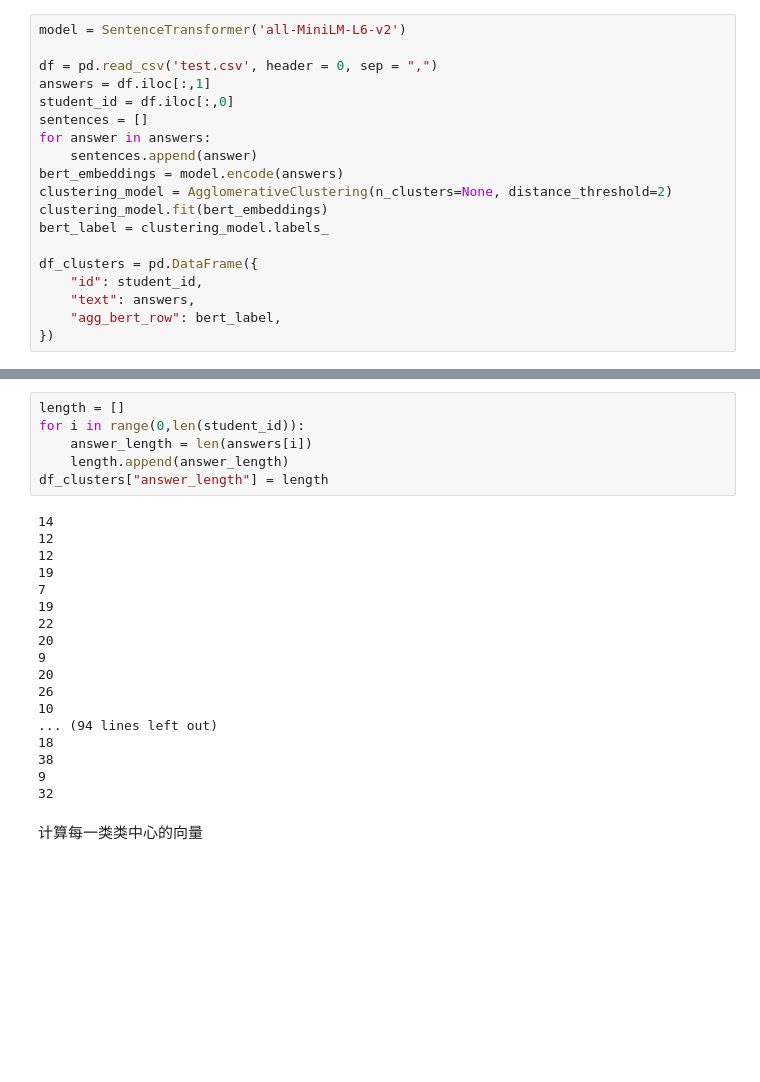
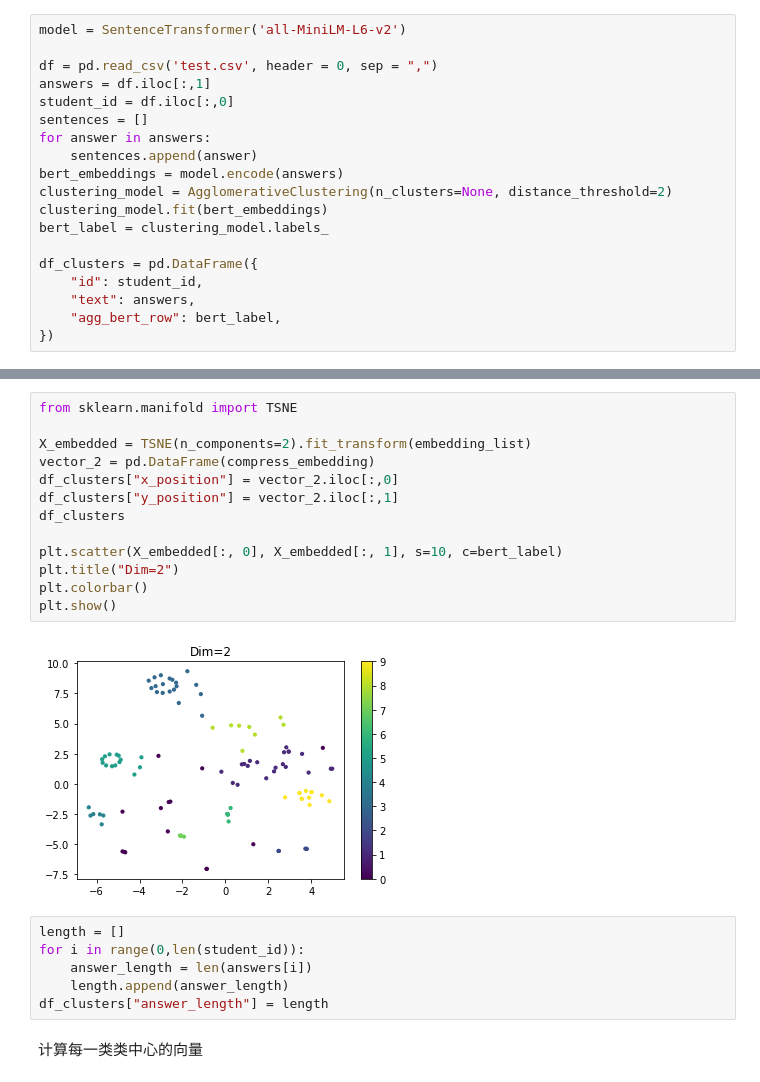
Before and after one commit to AshleyZG/RubricGo, a Jupyter notebook: cluster.ipynb, the cells around one changed output, grey strips where cells are left out. Drawn from its saved outputs; the diff is of its cells as text; blank space fills up the shorter version.

Commit message:
check-data

```diff
--- a/cluster.ipynb
+++ b/cluster.ipynb
@@ -82,30 +82,27 @@ df_clusters
 | 108 | 109 | Be visual | 5 | 0.007866 | 0.785202 |
 | 109 | 110 | clustering and selection process | 0 | 0.105717 | 0.038451 |
 110 rows × 5 columns
+# %%
+from sklearn.manifold import TSNE
+
+X_embedded = TSNE(n_components=2).fit_transform(embedding_list)
+vector_2 = pd.DataFrame(compress_embedding)
+df_clusters["x_position"] = vector_2.iloc[:,0]
+df_clusters["y_position"] = vector_2.iloc[:,1]
+df_clusters
+
+plt.scatter(X_embedded[:, 0], X_embedded[:, 1], s=10, c=bert_label)
+plt.title("Dim=2")
+plt.colorbar()
+plt.show()
+# %% [output]
+[figure, added]
 # %%
 length = []
 for i in range(0,len(student_id)):
     answer_length = len(answers[i])
     length.append(answer_length)
 df_clusters["answer_length"] = length
-# %% [output]
-14
-12
-12
-19
-7
-19
-22
-20
-9
-20
-26
-10
-... (94 lines left out)
-18
-38
-9
-32
 # %% [markdown]
 计算每一类类中心的向量
 # %%
```
Also changed, not shown: parts of 2 cells of this notebook, 7 other files.
